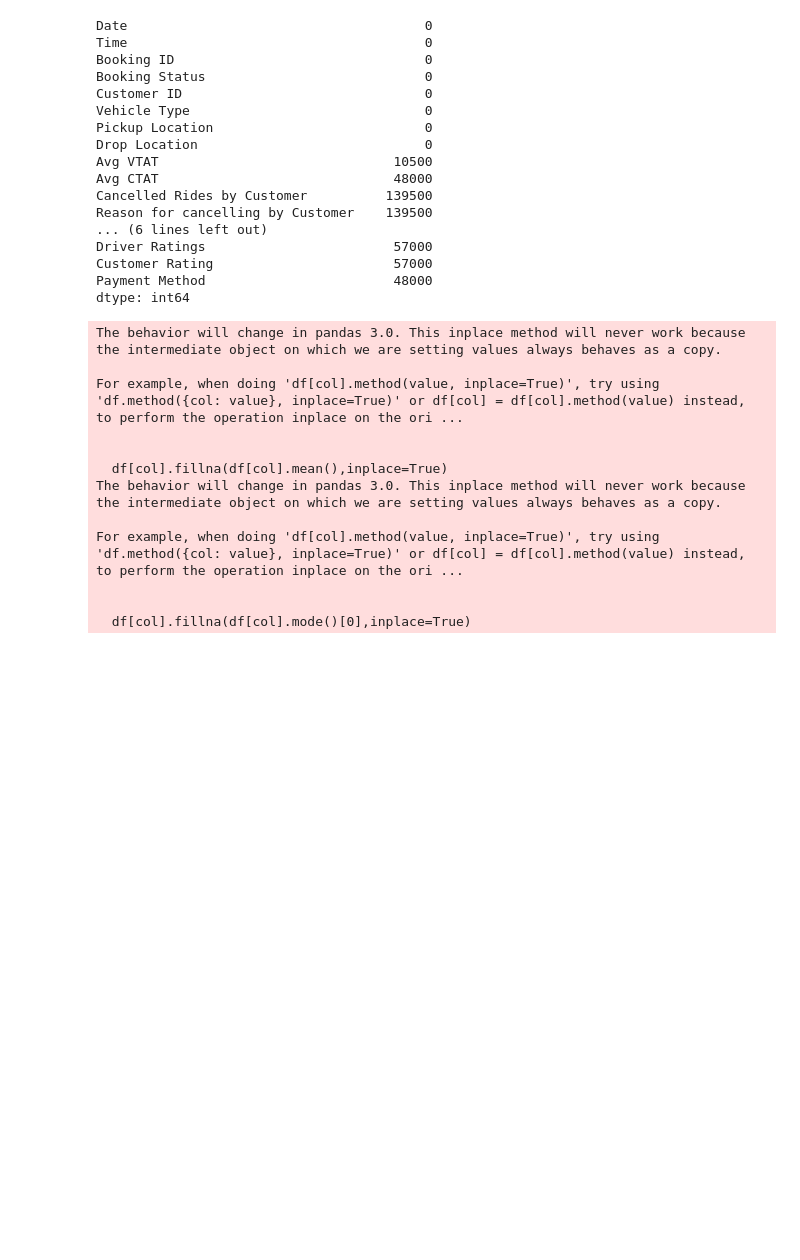
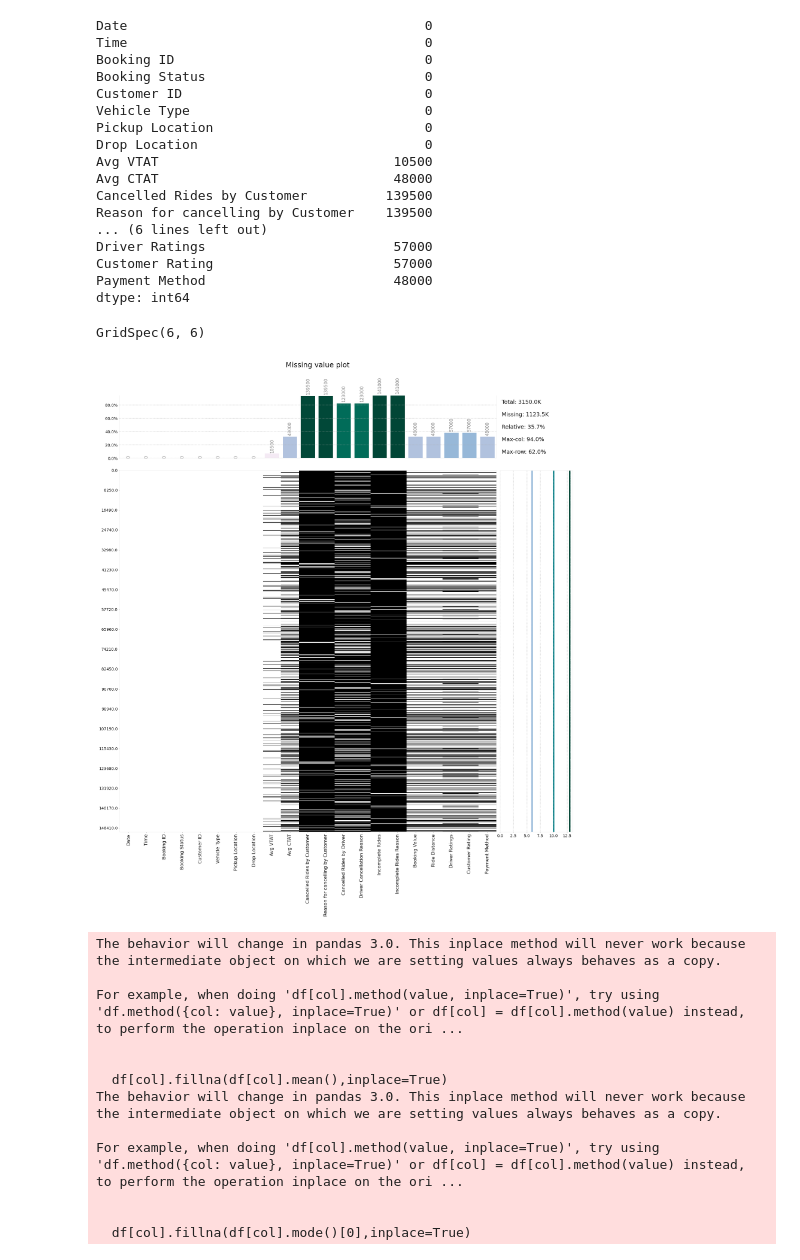
Before and after one commit to bunyod123/AI-DARSLAR, a Jupyter notebook: AI_Course(model_developing)/2-dars/data_check2.ipynb, the cells around one changed output. Drawn from its saved outputs; the diff is of its cells as text; code cells hidden in the pictures; blank space fills up the shorter version.

```diff
--- a/AI_Course(model_developing)/2-dars/data_check2.ipynb
+++ b/AI_Course(model_developing)/2-dars/data_check2.ipynb
@@ -47,3 +49,8 @@ Driver Ratings                        57000
 Customer Rating                       57000
 Payment Method                        48000
 dtype: int64
+# %%
+klib.missingval_plot(df)
+# %% [output]
+GridSpec(6, 6)
+[figure, added]
```
Also changed, not shown: parts of 2 cells of this notebook.
